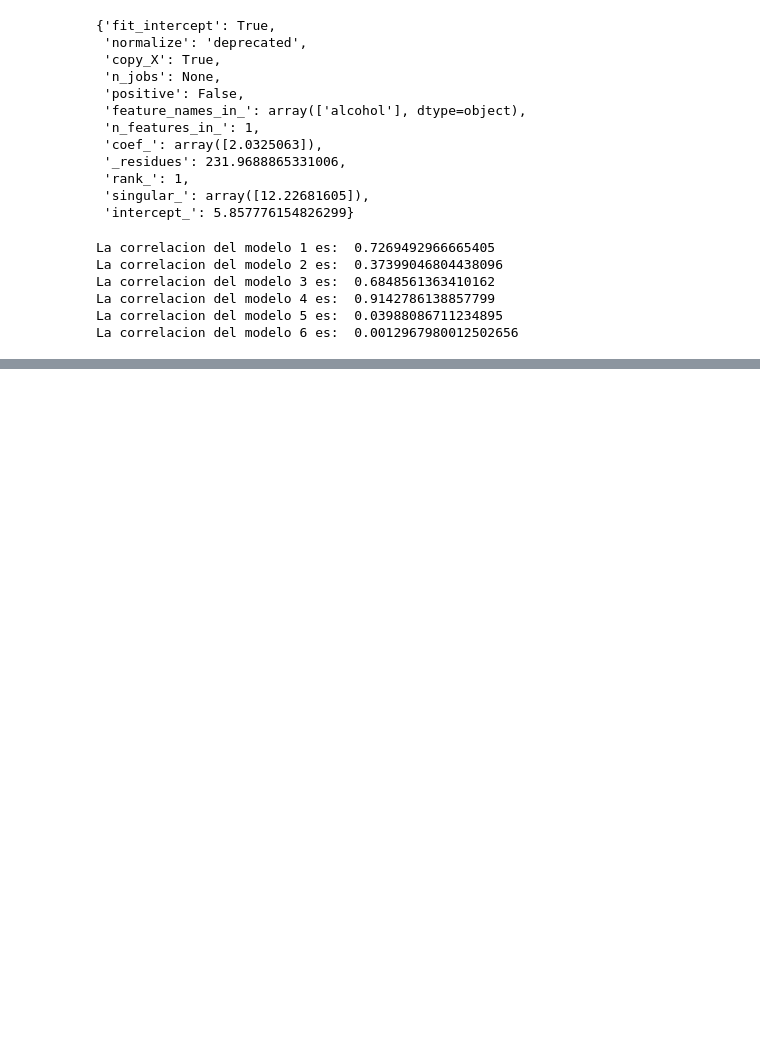
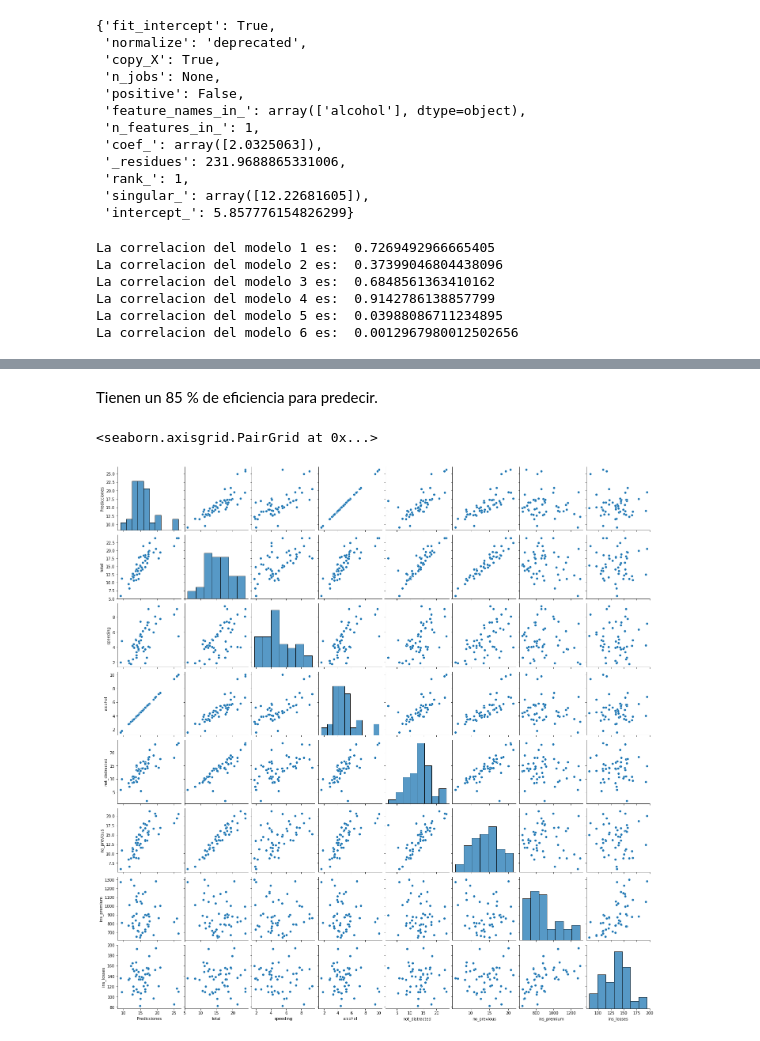
Before and after one commit to ReginaAbedrop/TI3002C, a Jupyter notebook: Regresion_lineal.ipynb, the cells around one changed output, grey strips where cells are left out. Cells and saved outputs as stored; diff of their text form; code cells hidden in the pictures; blank space fills up the shorter version.

```diff
--- a/Regresion_lineal.ipynb
+++ b/Regresion_lineal.ipynb
@@ -119,0 +173,8 @@ La correlacion del modelo 6 es:  0.0012967980012502656
+# %% [markdown]
+Tienen un 85 % de eficiencia para predecir.
+# %%
+#Graficamos todas las dispersiones entre todas las variables
+sns.pairplot(df)
+# %% [output]
+<seaborn.axisgrid.PairGrid at 0x...>
+[figure, added]
```
Also changed, not shown: parts of 13 cells of this notebook.
